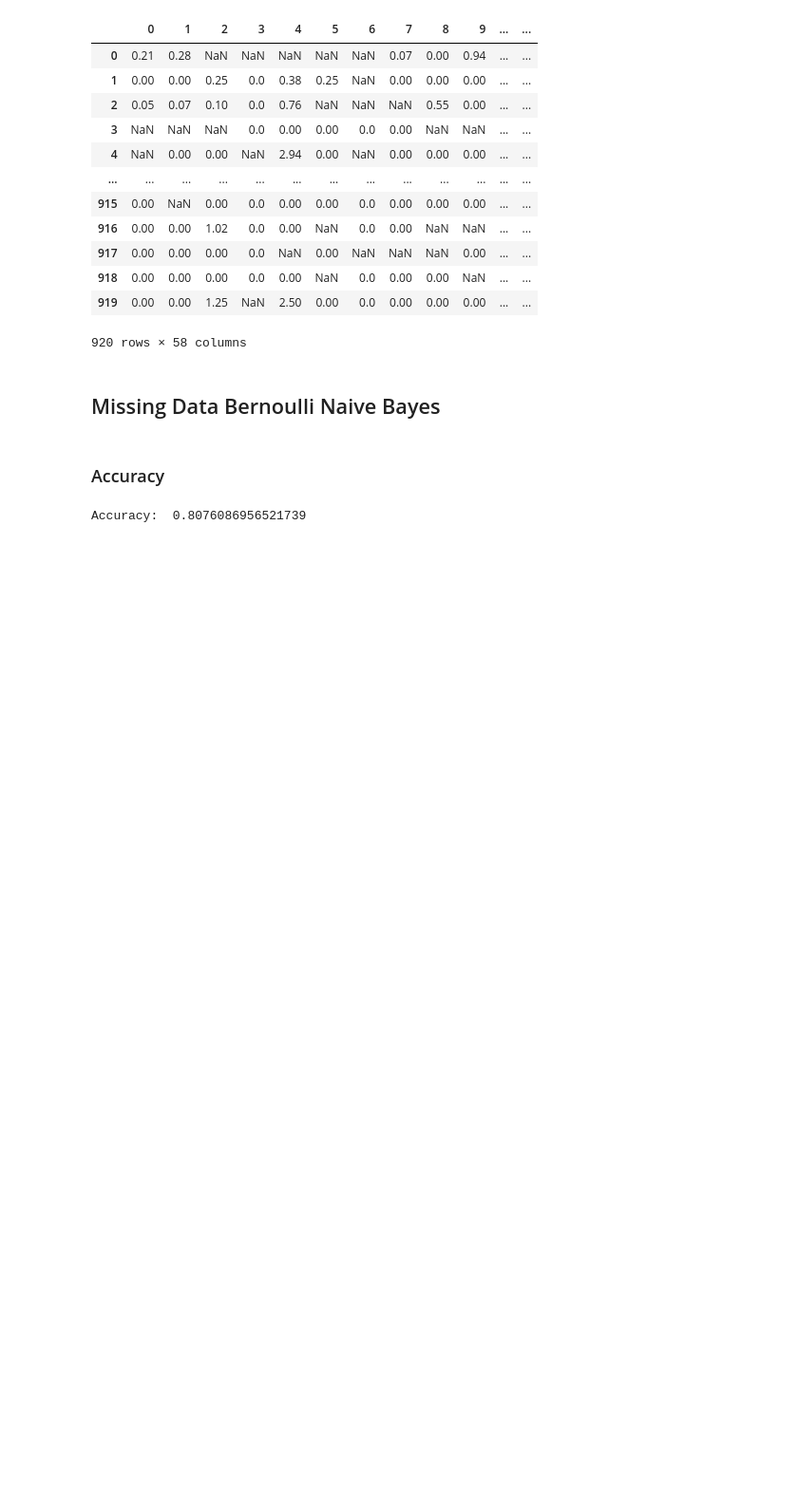
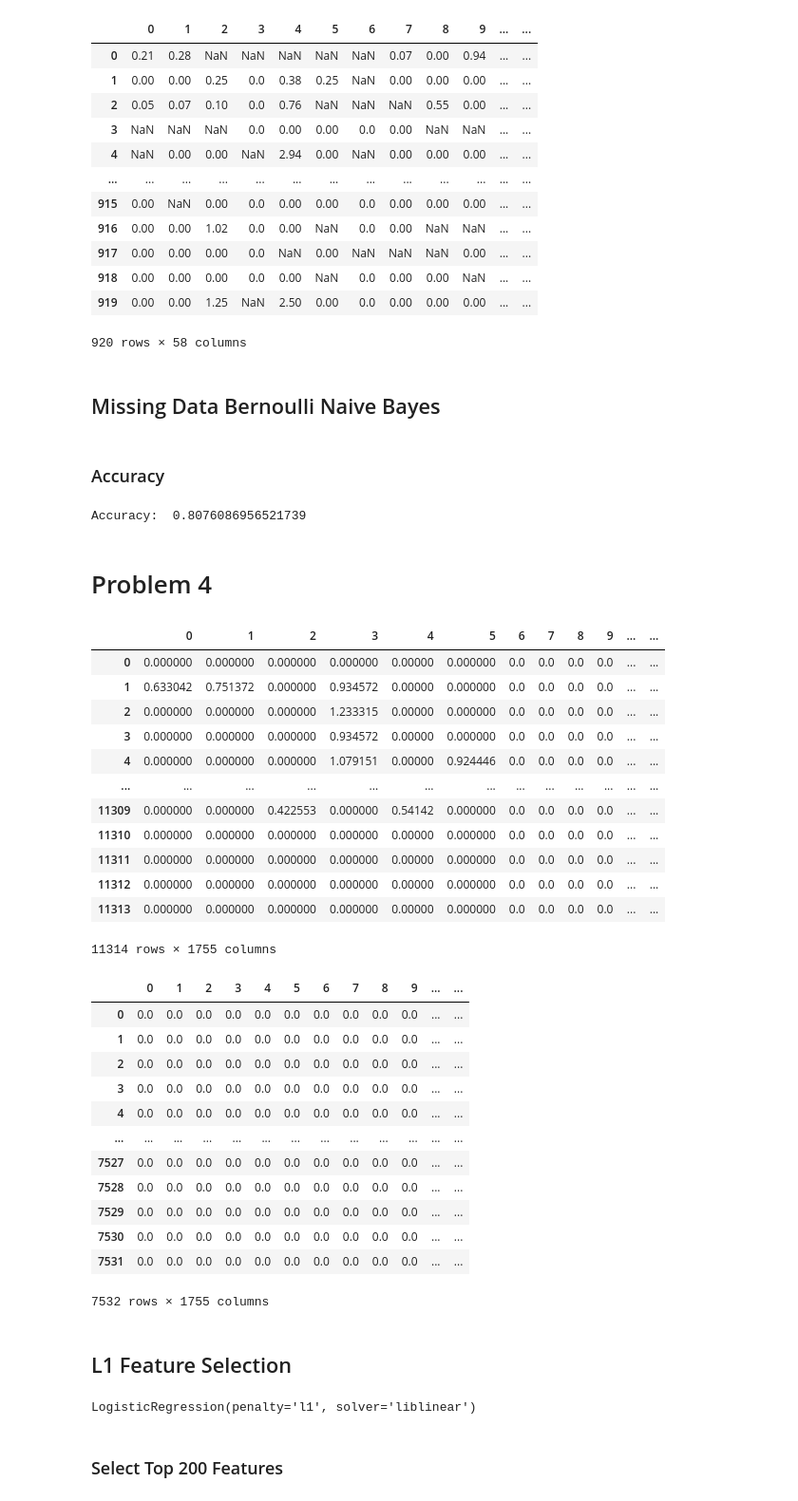
Before and after one commit to itsGarrin/DS4420, a Jupyter notebook: HW5/HW5.ipynb, the cells around one changed output. Shown at 95% size. Cells and saved outputs as stored; diff of their text form; code cells hidden in the pictures; blank space fills up the shorter version.

```diff
--- a/HW5/HW5.ipynb
+++ b/HW5/HW5.ipynb
@@ -221,3 +239,48 @@ bnb_missing.fit(missing_train)
 print('Accuracy: ', bnb_missing.accuracy(missing_test))
 # %% [output]
 Accuracy:  0.8076086956521739
+# %% [markdown]
+# Problem 4
+# %%
+# Load data
+news_train = ml.load_newsgroup('8newsgroup/train.trec/feature_matrix.txt')
+news_test = ml.load_newsgroup('8newsgroup/test.trec/feature_matrix.txt')
+
+display(news_train)
+display(news_test)
+# %% [output]
+|  | 0 | 1 | 2 | 3 | 4 | 5 | 6 | 7 | 8 | 9 | ... | ... |
+| 0 | 0.000000 | 0.000000 | 0.000000 | 0.000000 | 0.00000 | 0.000000 | 0.0 | 0.0 | 0.0 | 0.0 | ... | ... |
+| 1 | 0.633042 | 0.751372 | 0.000000 | 0.934572 | 0.00000 | 0.000000 | 0.0 | 0.0 | 0.0 | 0.0 | ... | ... |
+| 2 | 0.000000 | 0.000000 | 0.000000 | 1.233315 | 0.00000 | 0.000000 | 0.0 | 0.0 | 0.0 | 0.0 | ... | ... |
+| 3 | 0.000000 | 0.000000 | 0.000000 | 0.934572 | 0.00000 | 0.000000 | 0.0 | 0.0 | 0.0 | 0.0 | ... | ... |
+| 4 | 0.000000 | 0.000000 | 0.000000 | 1.079151 | 0.00000 | 0.924446 | 0.0 | 0.0 | 0.0 | 0.0 | ... | ... |
+| ... | ... | ... | ... | ... | ... | ... | ... | ... | ... | ... | ... | ... |
+| 11309 | 0.000000 | 0.000000 | 0.422553 | 0.000000 | 0.54142 | 0.000000 | 0.0 | 0.0 | 0.0 | 0.0 | ... | ... |
+| 11310 | 0.000000 | 0.000000 | 0.000000 | 0.000000 | 0.00000 | 0.000000 | 0.0 | 0.0 | 0.0 | 0.0 | ... | ... |
+| 11311 | 0.000000 | 0.000000 | 0.000000 | 0.000000 | 0.00000 | 0.000000 | 0.0 | 0.0 | 0.0 | 0.0 | ... | ... |
+| 11312 | 0.000000 | 0.000000 | 0.000000 | 0.000000 | 0.00000 | 0.000000 | 0.0 | 0.0 | 0.0 | 0.0 | ... | ... |
+| 11313 | 0.000000 | 0.000000 | 0.000000 | 0.000000 | 0.00000 | 0.000000 | 0.0 | 0.0 | 0.0 | 0.0 | ... | ... |
+11314 rows × 1755 columns
+|  | 0 | 1 | 2 | 3 | 4 | 5 | 6 | 7 | 8 | 9 | ... | ... |
+| 0 | 0.0 | 0.0 | 0.0 | 0.0 | 0.0 | 0.0 | 0.0 | 0.0 | 0.0 | 0.0 | ... | ... |
+| 1 | 0.0 | 0.0 | 0.0 | 0.0 | 0.0 | 0.0 | 0.0 | 0.0 | 0.0 | 0.0 | ... | ... |
+| 2 | 0.0 | 0.0 | 0.0 | 0.0 | 0.0 | 0.0 | 0.0 | 0.0 | 0.0 | 0.0 | ... | ... |
+| 3 | 0.0 | 0.0 | 0.0 | 0.0 | 0.0 | 0.0 | 0.0 | 0.0 | 0.0 | 0.0 | ... | ... |
+| 4 | 0.0 | 0.0 | 0.0 | 0.0 | 0.0 | 0.0 | 0.0 | 0.0 | 0.0 | 0.0 | ... | ... |
+| ... | ... | ... | ... | ... | ... | ... | ... | ... | ... | ... | ... | ... |
+| 7527 | 0.0 | 0.0 | 0.0 | 0.0 | 0.0 | 0.0 | 0.0 | 0.0 | 0.0 | 0.0 | ... | ... |
+| 7528 | 0.0 | 0.0 | 0.0 | 0.0 | 0.0 | 0.0 | 0.0 | 0.0 | 0.0 | 0.0 | ... | ... |
+| 7529 | 0.0 | 0.0 | 0.0 | 0.0 | 0.0 | 0.0 | 0.0 | 0.0 | 0.0 | 0.0 | ... | ... |
+| 7530 | 0.0 | 0.0 | 0.0 | 0.0 | 0.0 | 0.0 | 0.0 | 0.0 | 0.0 | 0.0 | ... | ... |
+| 7531 | 0.0 | 0.0 | 0.0 | 0.0 | 0.0 | 0.0 | 0.0 | 0.0 | 0.0 | 0.0 | ... | ... |
+7532 rows × 1755 columns
+# %% [markdown]
+## L1 Feature Selection
+# %%
+l1 = LogisticRegression(penalty='l1', solver='liblinear')
+l1.fit(news_train.iloc[:, :-1], news_train.iloc[:, -1])
+# %% [output]
+LogisticRegression(penalty='l1', solver='liblinear')
+# %% [markdown]
+### Select Top 200 Features
```
Also changed, not shown: parts of 9 cells of this notebook, 37 other files.
